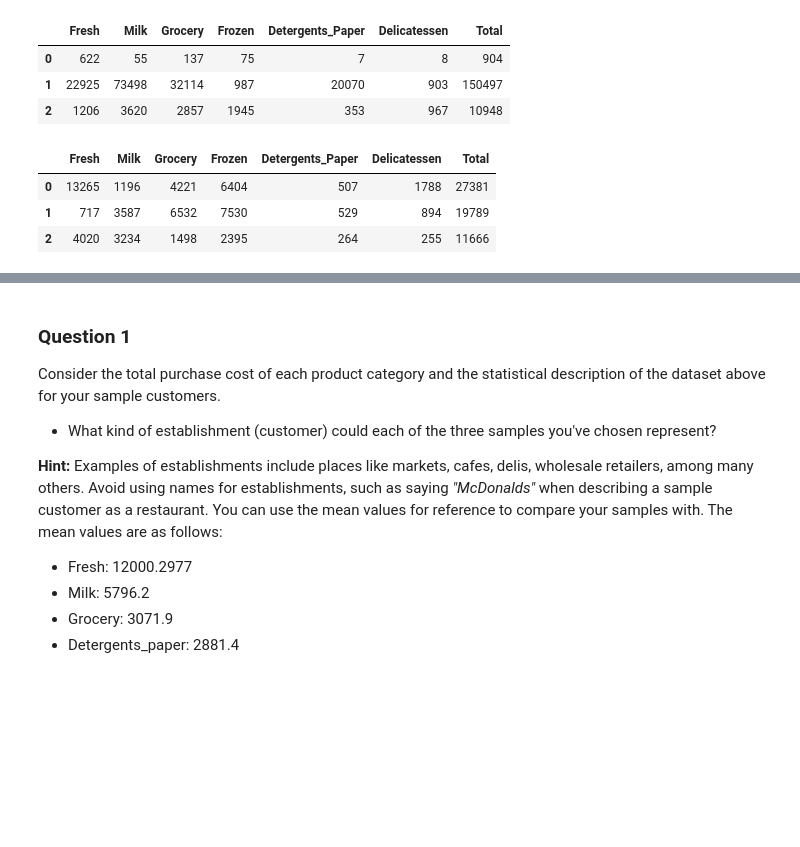
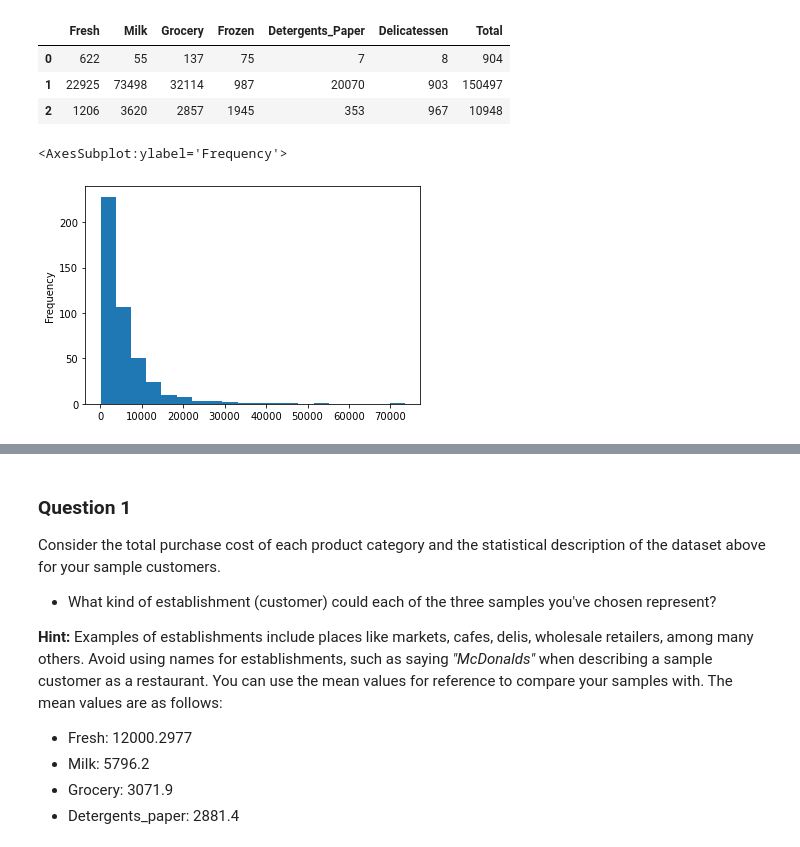
Before and after one commit to itosi/Creating_Customer_Segments, a Jupyter notebook: customer_segments.ipynb, the cells around one changed output, grey strips where cells are left out. Saved outputs shown, nothing was run; the diff lists cells and outputs as text; code cells hidden in the pictures; blank space fills up the shorter version.

Commit message:
Histograms for the sample dataset

```diff
--- a/customer_segments.ipynb
+++ b/customer_segments.ipynb
@@ -135,11 +135,8 @@ Chosen samples of wholesale customers dataset:
 | 0 | 622 | 55 | 137 | 75 | 7 | 8 | 904 |
 | 1 | 22925 | 73498 | 32114 | 987 | 20070 | 903 | 150497 |
 | 2 | 1206 | 3620 | 2857 | 1945 | 353 | 967 | 10948 |
-# %%
-samples = pd.DataFrame(data.loc[indices]).reset_index(drop=True)
-display(samples)
-# %% [output]
-|  | Fresh | Milk | Grocery | Frozen | Detergents_Paper | Delicatessen | Total |
-| 0 | 13265 | 1196 | 4221 | 6404 | 507 | 1788 | 27381 |
-| 1 | 717 | 3587 | 6532 | 7530 | 529 | 894 | 19789 |
-| 2 | 4020 | 3234 | 1498 | 2395 | 264 | 255 | 11666 |
+# %%
+data.Milk.plot(kind='hist', bins=20 )
+# %% [output]
+<AxesSubplot:ylabel='Frequency'>
+[figure, added]
```
Also changed, not shown: parts of 6 cells of this notebook.
